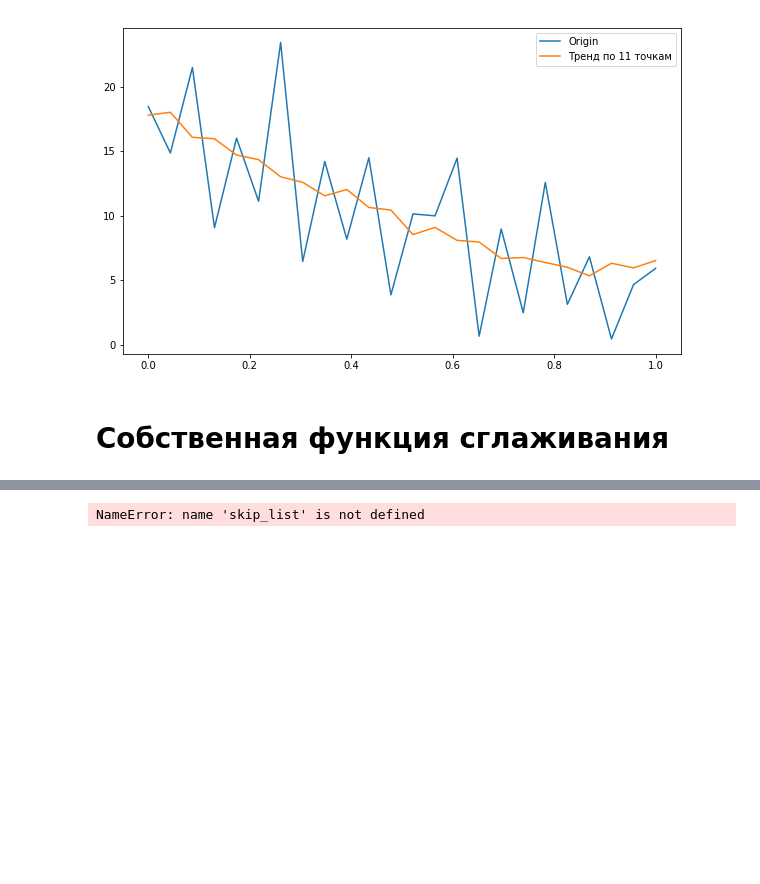
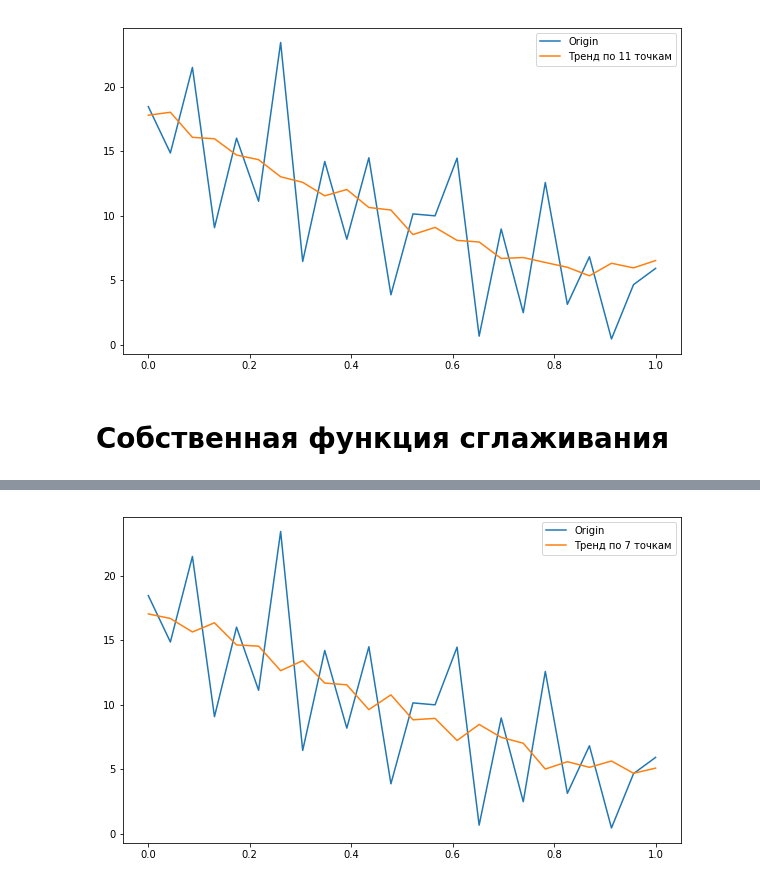
Before and after one commit to Tsypaev/time-series-analysis, a Jupyter notebook: 3LR/the allocation of a trend component.ipynb, the cells around one changed output, grey strips where cells are left out. Cells and saved outputs as stored; diff of their text form; code cells hidden in the pictures; blank space fills up the shorter version.

```diff
--- a/3LR/the allocation of a trend component.ipynb
+++ b/3LR/the allocation of a trend component.ipynb
@@ -308,4 +282,4 @@ plot(X, t = t, f_dict = {"functions": [mysmooth(X,3)], "titles": ['Тренд п
 # %%
-plot(X, t = t, f_dict = {"functions": [smooth_seven(X)], "titles": ['Тренд по 7 точкам'] })
+plot(X, t = t, f_dict = {"functions": [mysmooth(X,7)], "titles": ['Тренд по 7 точкам'] })
 # %% [output]
-NameError: name 'skip_list' is not defined
+[figure, added]
```
Also changed, not shown: parts of 6 cells of this notebook, 4 other files.
